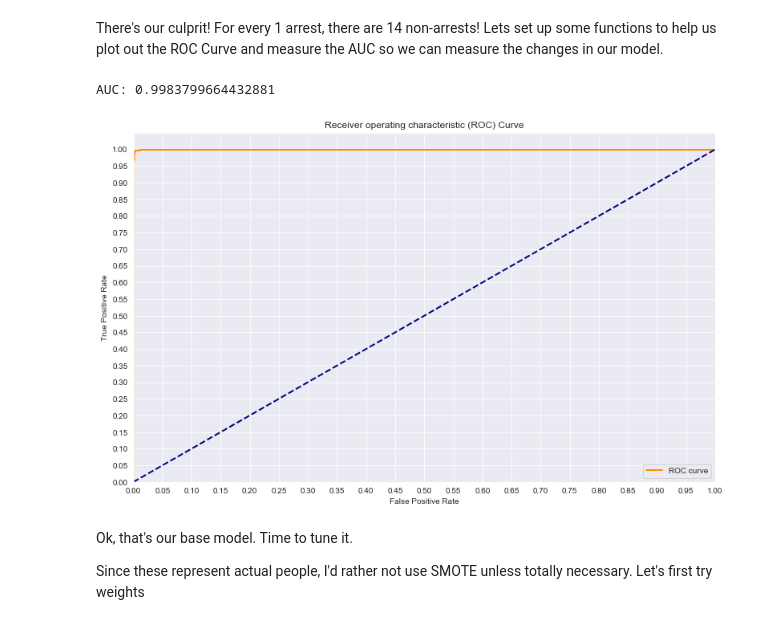
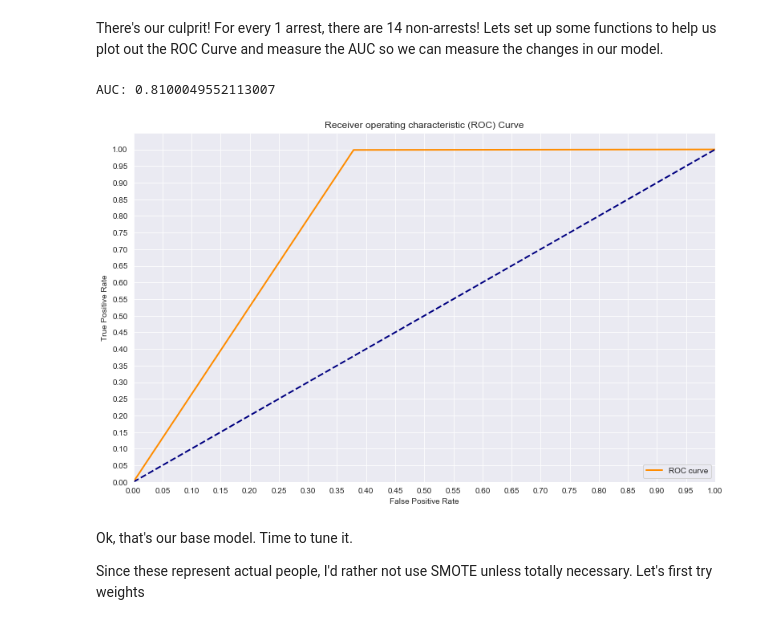
Before and after one commit to bmauss/LogReg_Analysis_of_Terry_Stops, a Jupyter notebook: 3. Modeling.ipynb, the cells around one changed output. Saved outputs shown, nothing was run; the diff lists cells and outputs as text; code cells hidden in the pictures.

```diff
--- a/3. Modeling.ipynb
+++ b/3. Modeling.ipynb
@@ -214,7 +214,7 @@ Name: arrest_flag__Y, dtype: int64
 # %% [markdown]
 There's our culprit! For every 1 arrest, there are 14 non-arrests! Lets set up some functions to help us plot out the ROC Curve and measure the AUC so we can measure the changes in our model.
 # %%
-def plot_roc(X_test, y_test):
+def plot_roc(model, X_test, y_test):
     """
     Input the X_test set, the y_test set
 
@@ -223,12 +223,12 @@ def plot_roc(X_test, y_test):
     Outputs the Area Under the Curve and a plot of the ROC Curve
     """
     # y_score
-    y_score = logreg.decision_function(X_test)
+    y_score = model.predict(X_test)
     # False positive rate and true positive rate
     fpr, tpr, thresholds = roc_curve(y_test, y_score)
 
     print(f'AUC: {auc(fpr, tpr)}')
-
+    sns.set_style('darkgrid')
     plt.figure(figsize=(13, 8))
     lw = 2
     plt.plot(fpr, tpr, color='darkorange',
@@ -245,12 +245,12 @@ def plot_roc(X_test, y_test):
     plt.show()
 # %%
 from sklearn.metrics import roc_curve, auc
-sns.set_style('darkgrid')
 
-plot_roc(X_test_scaled, y_test)
+
+plot_roc(logreg, X_test_scaled, y_test)
 # %% [output]
-AUC: 0.9983799664432881
+AUC: 0.8100049552113007
-[figure, old version]
+[figure, new version]
 # %% [markdown]
 Ok, that's our base model. Time to tune it.
 
```
Also changed, not shown: parts of 14 cells of this notebook, 4 other files.
